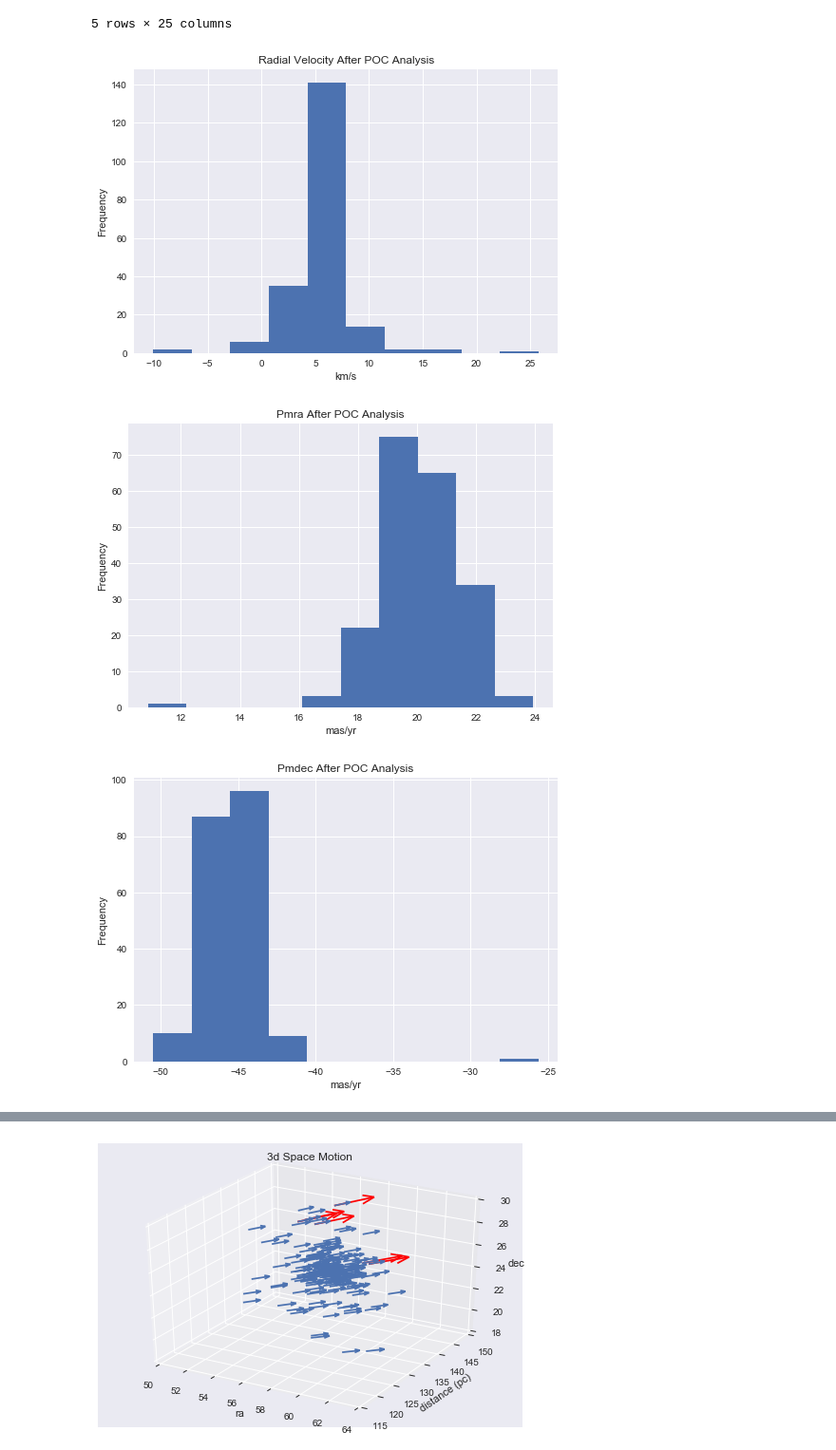
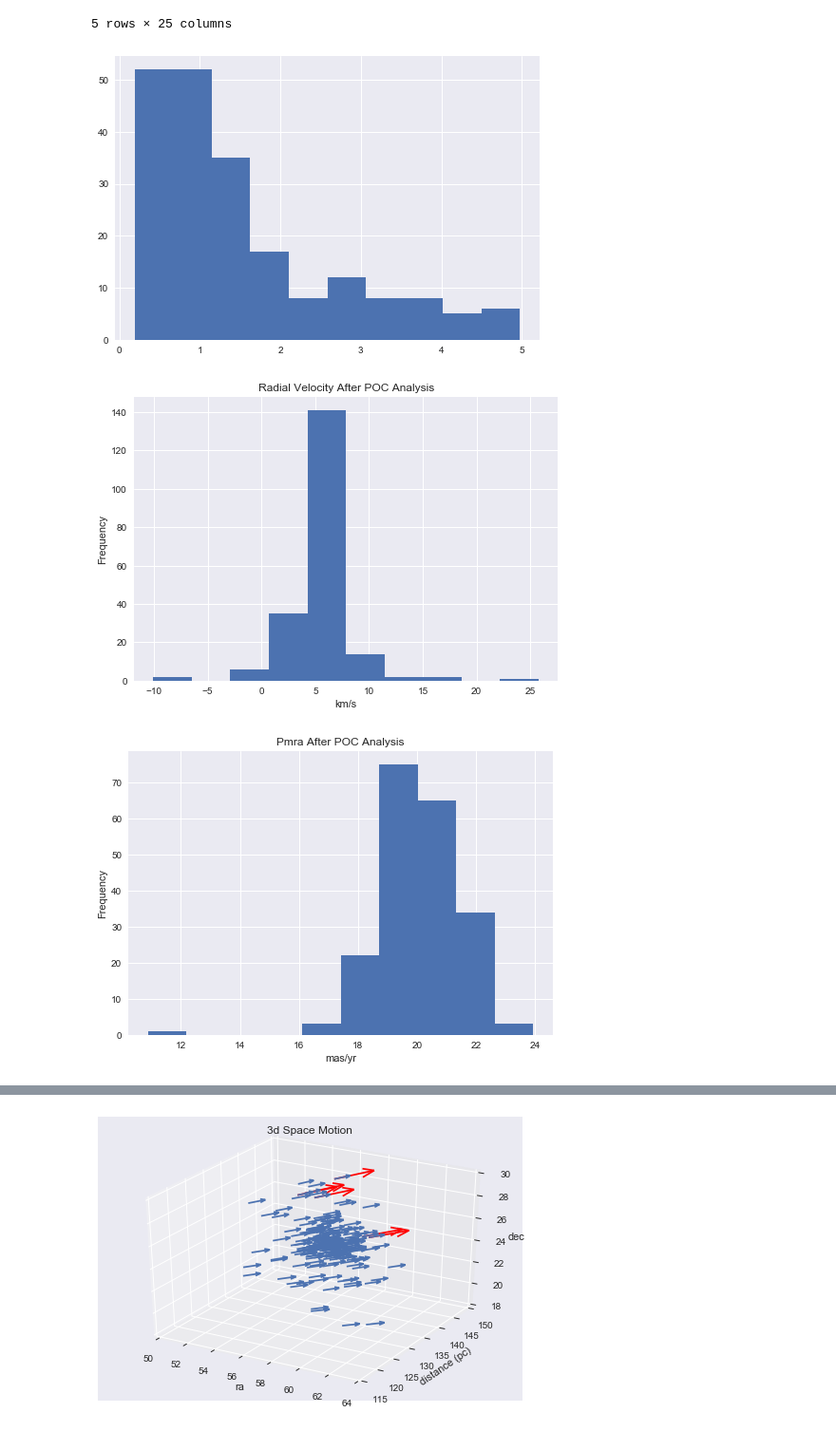
Before and after one commit to lrbuechner/Pleiades-Open-Cluster, a Jupyter notebook: Pleiades Open Cluster.ipynb, the cells around one changed output, grey strips where cells are left out. Shown at 95% size. Saved outputs shown, nothing was run; the diff lists cells and outputs as text; code cells hidden in the pictures.

```diff
--- a/Pleiades Open Cluster.ipynb
+++ b/Pleiades Open Cluster.ipynb
@@ -164,7 +164,7 @@ mu = np.mean(pleia['radial_velocity'])
 std = np.std(pleia['radial_velocity'])
 score3 = [z_score(i,mu,std) for i in delta]
 
-for i in range(0,len(delta)):
+for i in range(len(delta)):
     if score1[i] >=   -1.65 and score1[i] <=  1.65 \
         and score2[i] >=  -1.65 and score2[i] <=  1.65 \
         and score3[i] >=  -1.65 and score3[i] <=  1.65 \
@@ -206,22 +206,3 @@ members[:10]
 | 7 | 5.804799e+16 | 53.847340 | 0.038889 | 20.232852 | 0.027006 | 26.781271 | 0.101574 | -3.154614 | 0.068483 | ... |
 | 8 | 1.626079e+17 | 62.105344 | 0.034836 | 26.583190 | 0.016629 | 14.286936 | 0.080672 | -73.160302 | 0.050839 | ... |
 | 9 | 6.892887e+16 | 52.812343 | 0.042178 | 24.773360 | 0.029905 | -10.250857 | 0.082722 | -12.453682 | 0.065678 | ... |
-# %%
-# view of intermediate filtering over long term
-
-stars = {}
-plt.figure(figsize=(8,8))
-plt.xlim([140,40])
-plt.ylim([-90,20])
-plt.ylabel('dec (deg)')
-plt.xlabel('ra (deg)')
-plt.title('Phase 1 - {} stars'.format(len(members)))
-for i in range(len(members)):
-    ra = []
-    dec = []
-    for x in range(1,5000,10):
-        ra.append(ra0[i]+(pmra[i]*x*2000))
-        dec.append(dec0[i]+(pmdec[i]*x*2000))
-    stars[i] = [ra,dec]
-    plt.scatter(ra, dec, s = .2, c = 'k'  )
-plt.show()
@@ -379,22 +358,24 @@ final.head()
 | 4 | 6.948598e+16 | 53.685024 | 0.048533 | 26.095801 | 0.028268 | 20.005172 | 0.103818 | -42.262904 | 0.064930 | ... |
 5 rows × 25 columns
 # %%
+plt.hist(final['radial_velocity_error'])
+plt.show()
 plt.hist(final['radial_velocity'])
 plt.title('Radial Velocity After POC Analysis')
 plt.xlabel('km/s')
 plt.ylabel('Frequency')
 plt.show()
 plt.hist(final['pmra'])
 plt.xlabel('mas/yr')
 plt.ylabel('Frequency')
 plt.title('Pmra After POC Analysis')
 plt.show()
 plt.hist(final['pmdec'])
 plt.xlabel('mas/yr')
 plt.ylabel('Frequency')
 plt.title('Pmdec After POC Analysis')
 plt.show()
 # %% [output]
-[figure, old version]
+[figure, new version]
-[figure, old version]
+[figure, new version]
-[figure, old version]
+[figure, new version]
```
Also changed, not shown: parts of 7 cells of this notebook, 3 other files.
